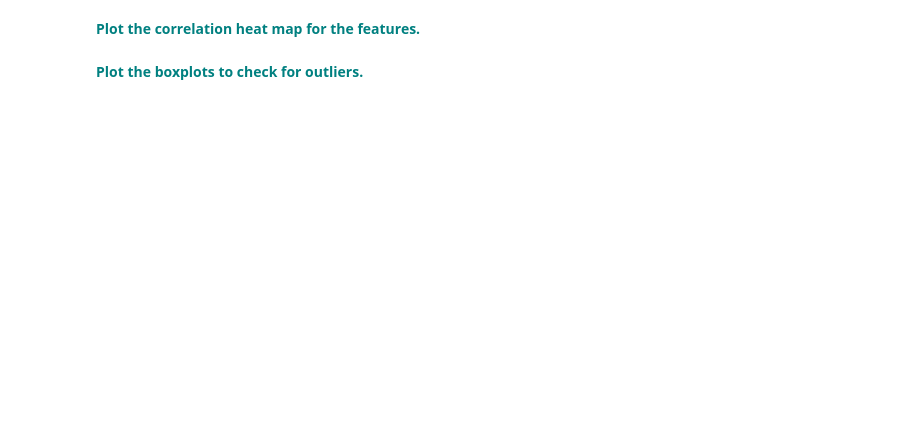
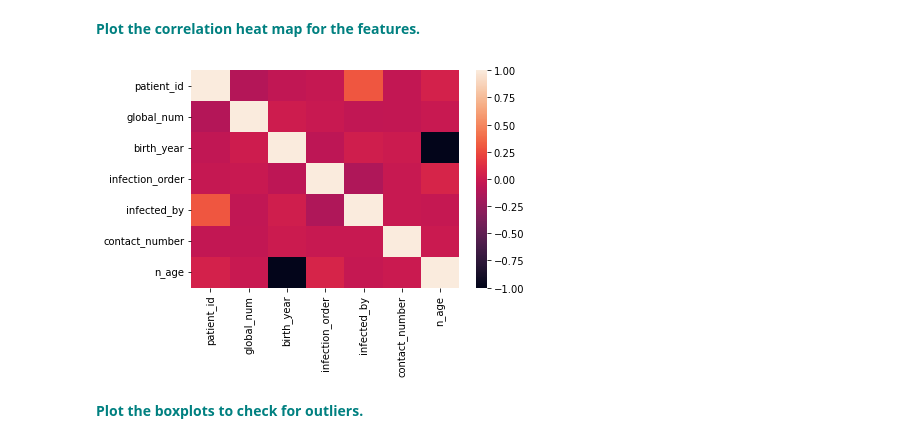
Before and after one commit to mgfos207/Springboard, a Jupyter notebook: Module 14/RandomForest Covid Case Study_06302020/RandomForest_casestudy_covid19.ipynb, the cells around one changed output. Cells and saved outputs as stored; diff of their text form; code cells hidden in the pictures; blank space fills up the shorter version.

```diff
--- a/Module 14/RandomForest Covid Case Study_06302020/RandomForest_casestudy_covid19.ipynb
+++ b/Module 14/RandomForest Covid Case Study_06302020/RandomForest_casestudy_covid19.ipynb
@@ -83,4 +277,17 @@ df.info()
 # %% [markdown]
  **<font color='teal'> Fill null values in the following columns with their mean: 'global_number','birth_year','infection_order','infected_by'and 'contact_number'</font>**
+# %%
+global_num_mean = df['global_num'].mean()
+birth_year_mean = df['birth_year'].mean()
+infection_order_mean = df['infection_order'].mean()
+infected_by_mean = df['infected_by'].mean()
+contact_num_mean = df['contact_number'].mean()
+
+df.loc[df['global_num'].isna(), 'global_num'] = global_num_mean
+df.loc[df['birth_year'].isna(), 'birth_year'] = birth_year_mean
+df.loc[df['infection_order'].isna(), 'infection_order'] = infection_order_mean
+df.loc[df['infected_by'].isna(), 'infected_by'] = infected_by_mean
+df.loc[df['contact_number'].isna(), 'contact_number'] = contact_num_mean
+# print("{0}, {1}, {2}, {3}, {4}".format(global_num_mean, birth_year_mean, infection_order_mean, infected_by_mean, contact_num_mean))
 # %% [markdown]
  **<font color='teal'> Fill the rest of the missing values with any method.</font>**
@@ -86,0 +297,5 @@ df.info()
+# %%
+#Change the data tpe of the columns
+date_cols = [col for col in df.columns if "date" in col]
+for date_col in date_cols:
+    df[date_col] = pd.to_datetime(df[date_col])
@@ -87,2 +304,26 @@ df.info()
+# %%
+deceased_dt_mean = df['deceased_date'].mean()
+symptom_onset_dt_mean = df['symptom_onset_date'].mean()
+released_dt_mean = df['released_date'].mean()
+infection_case_fill = "etc"
+n_age_mean = df['n_age'].mean()
+# age_mean = df['age'].mean()
+sex_fill = "unknown"
+confirmed_date_mean = df['confirmed_date'].mean()
+state_fill = "unknown"
+city_fill = "unknown"
+
+fill_missing_val(df, 'deceased_date', deceased_dt_mean)
+fill_missing_val(df, 'symptom_onset_date', symptom_onset_dt_mean)
+fill_missing_val(df, 'released_date', released_dt_mean)
+fill_missing_val(df, 'infection_case', infection_case_fill)
+
+df.loc[df['age'].isna(), 'age'] = "{0}s".format(np.floor(df['n_age']/10) * 10)
+# fill_missing_val(df, 'age', age_mean)
+fill_missing_val(df, 'sex', sex_fill)
+fill_missing_val(df, 'confirmed_date', confirmed_date_mean)
+fill_missing_val(df, 'state', state_fill)
+fill_missing_val(df, 'city', city_fill)
+fill_missing_val(df, 'n_age', n_age_mean)
 # %% [markdown]
  **<font color='teal'> Check for any remaining null values.</font>**
@@ -122,4 +424,8 @@ vn
 # %% [markdown]
 **<font color='teal'> Plot the correlation heat map for the features.</font>**
+# %%
+_ = sns.heatmap(df.corr())
+# %% [output]
+[figure, added]
 # %% [markdown]
 **<font color='teal'> Plot the boxplots to check for outliers. </font>**
```
Also changed, not shown: parts of 32 cells of this notebook.
